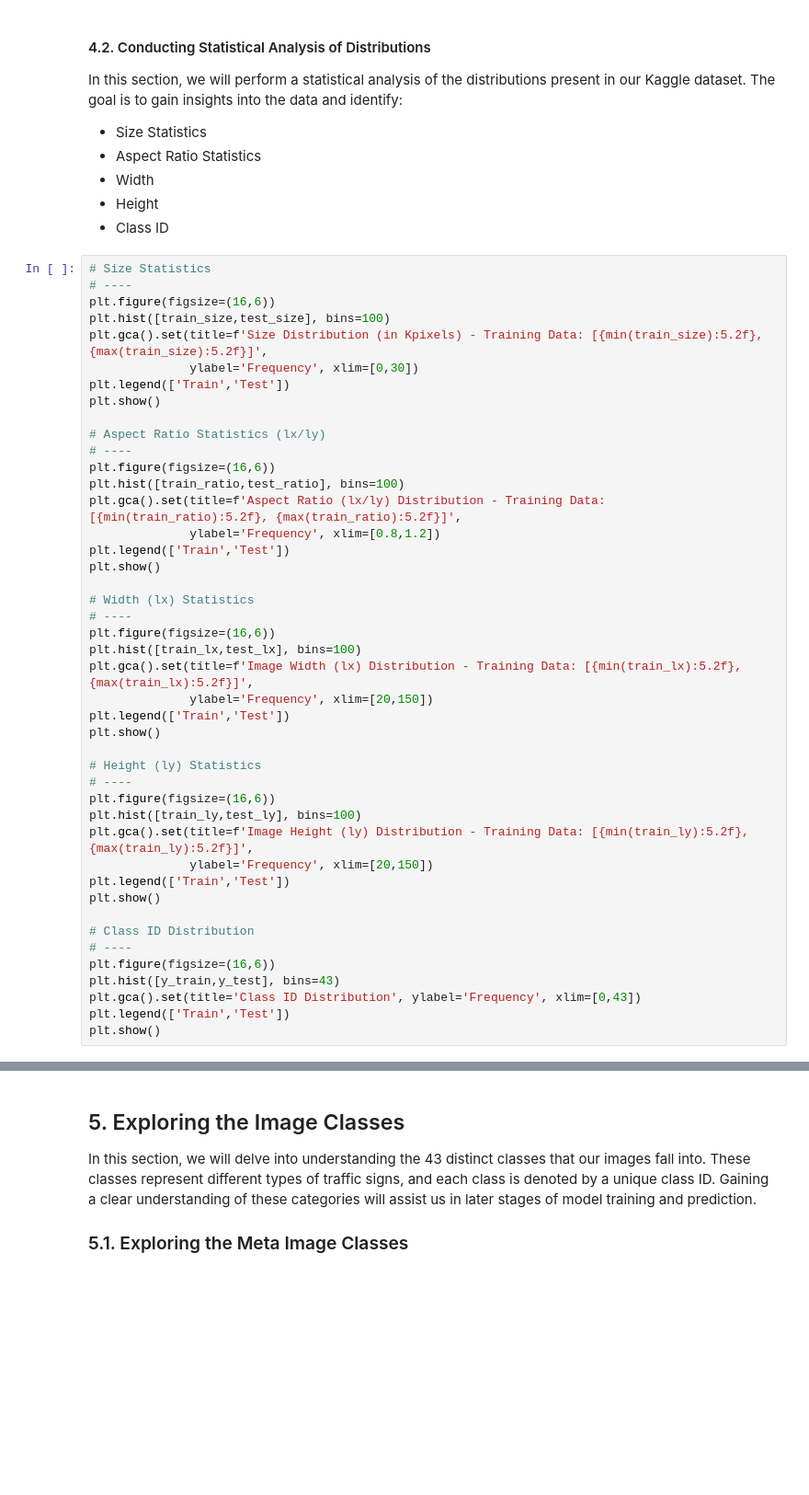
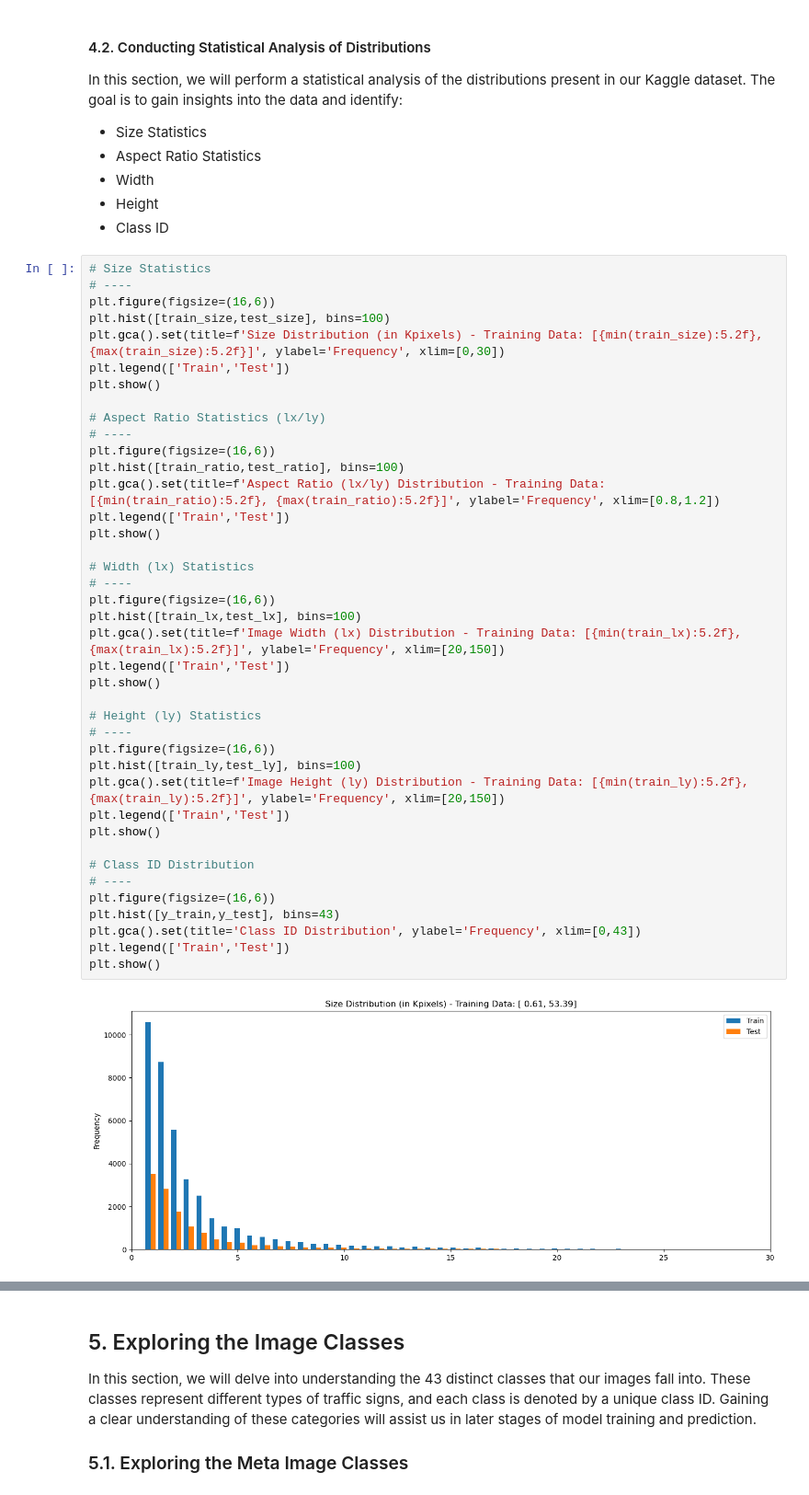
Before and after one commit to YanSte/CNN-CV-GTSRB-Classification, a Jupyter notebook: cnn-gtsrb-classification-with-cnn.ipynb, the cells around one changed output, grey strips where cells are left out. Shown at 92% size. Saved outputs shown, nothing was run; the diff lists cells and outputs as text; blank space fills up the shorter version.

```diff
--- a/cnn-gtsrb-classification-with-cnn.ipynb
+++ b/cnn-gtsrb-classification-with-cnn.ipynb
@@ -594,42 +681,40 @@ In this section, we will perform a statistical analysis of the distributions pre
 # ----
 plt.figure(figsize=(16,6))
 plt.hist([train_size,test_size], bins=100)
-plt.gca().set(title=f'Size Distribution (in Kpixels) - Training Data: [{min(train_size):5.2f}, {max(train_size):5.2f}]',
-              ylabel='Frequency', xlim=[0,30])
+plt.gca().set(title=f'Size Distribution (in Kpixels) - Training Data: [{min(train_size):5.2f}, {max(train_size):5.2f}]', ylabel='Frequency', xlim=[0,30])
 plt.legend(['Train','Test'])
 plt.show()
 
 # Aspect Ratio Statistics (lx/ly)
 # ----
 plt.figure(figsize=(16,6))
 plt.hist([train_ratio,test_ratio], bins=100)
-plt.gca().set(title=f'Aspect Ratio (lx/ly) Distribution - Training Data: [{min(train_ratio):5.2f}, {max(train_ratio):5.2f}]',
-              ylabel='Frequency', xlim=[0.8,1.2])
+plt.gca().set(title=f'Aspect Ratio (lx/ly) Distribution - Training Data: [{min(train_ratio):5.2f}, {max(train_ratio):5.2f}]', ylabel='Frequency', xlim=[0.8,1.2])
 plt.legend(['Train','Test'])
 plt.show()
 
 # Width (lx) Statistics
 # ----
 plt.figure(figsize=(16,6))
 plt.hist([train_lx,test_lx], bins=100)
-plt.gca().set(title=f'Image Width (lx) Distribution - Training Data: [{min(train_lx):5.2f}, {max(train_lx):5.2f}]',
-              ylabel='Frequency', xlim=[20,150])
+plt.gca().set(title=f'Image Width (lx) Distribution - Training Data: [{min(train_lx):5.2f}, {max(train_lx):5.2f}]', ylabel='Frequency', xlim=[20,150])
 plt.legend(['Train','Test'])
 plt.show()
 
 # Height (ly) Statistics
 # ----
 plt.figure(figsize=(16,6))
 plt.hist([train_ly,test_ly], bins=100)
-plt.gca().set(title=f'Image Height (ly) Distribution - Training Data: [{min(train_ly):5.2f}, {max(train_ly):5.2f}]',
-              ylabel='Frequency', xlim=[20,150])
+plt.gca().set(title=f'Image Height (ly) Distribution - Training Data: [{min(train_ly):5.2f}, {max(train_ly):5.2f}]', ylabel='Frequency', xlim=[20,150])
 plt.legend(['Train','Test'])
 plt.show()
 
 # Class ID Distribution
 # ----
 plt.figure(figsize=(16,6))
 plt.hist([y_train,y_test], bins=43)
 plt.gca().set(title='Class ID Distribution', ylabel='Frequency', xlim=[0,43])
 plt.legend(['Train','Test'])
 plt.show()
+# %% [output]
+[figure, added]
```
Also changed, not shown: parts of 14 cells of this notebook.
